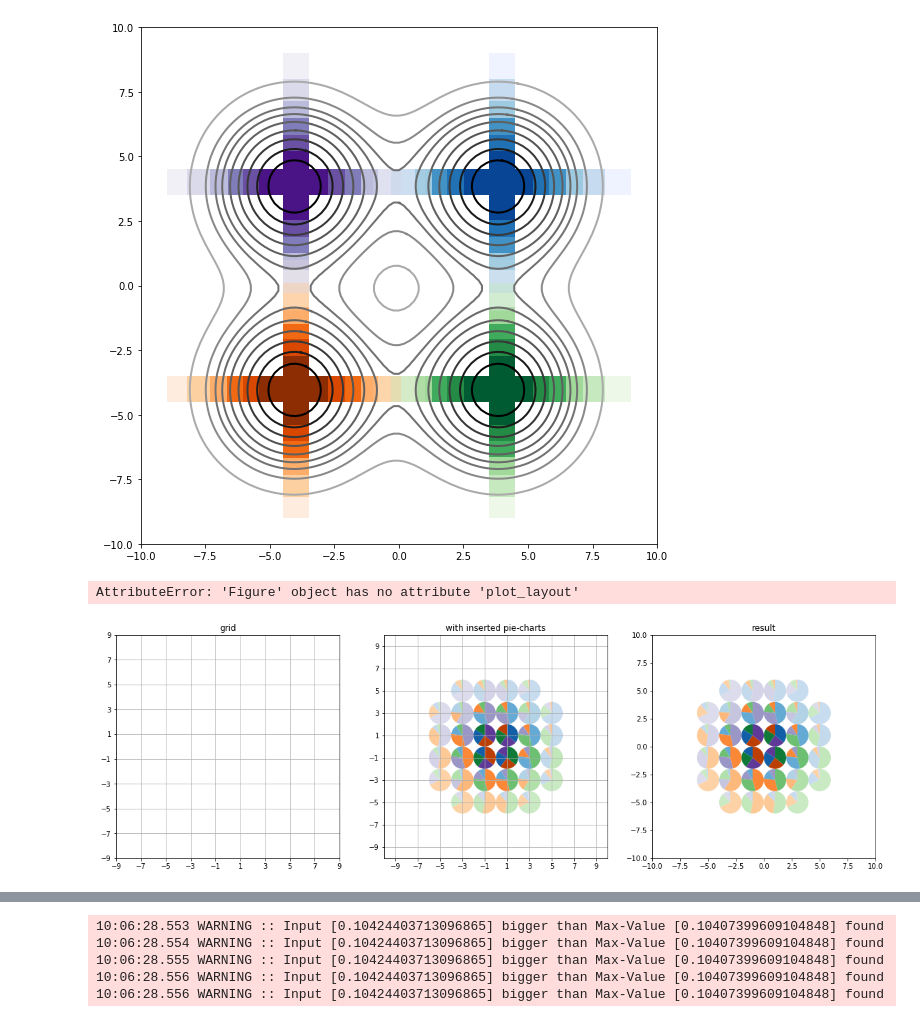
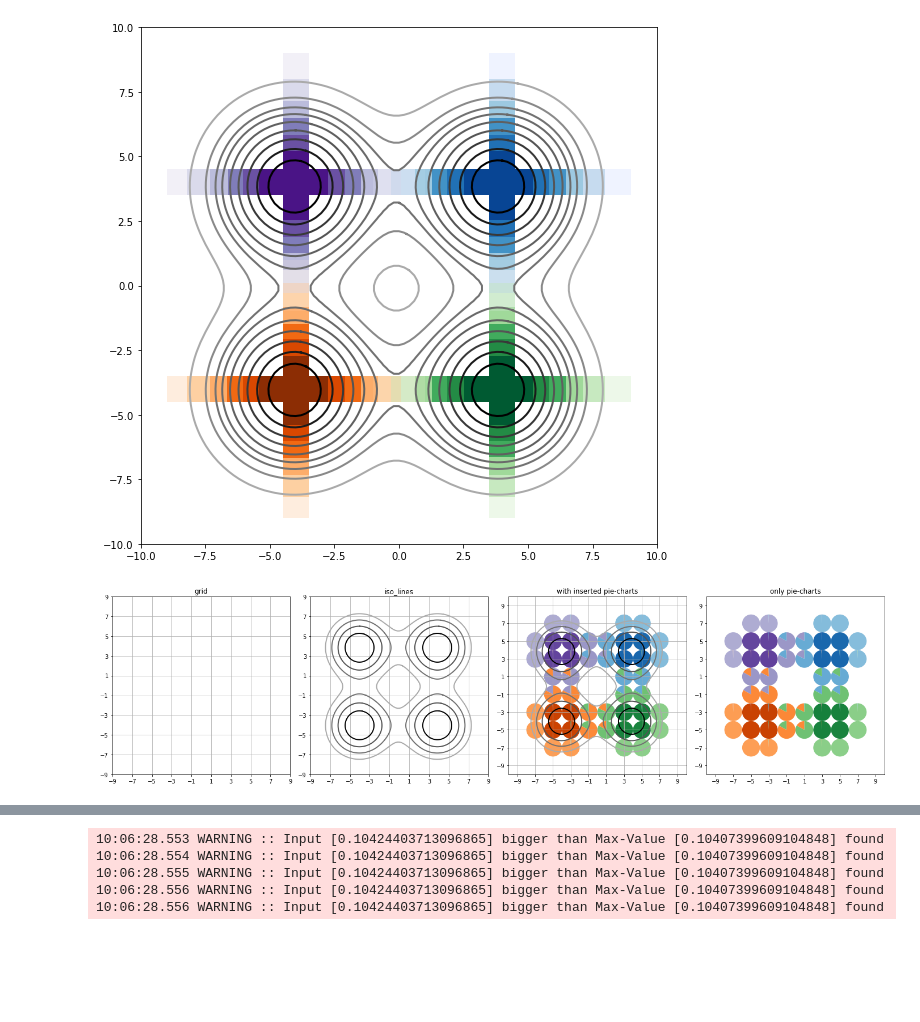
Before and after one commit to asver12/contour-maps-visualization, a Jupyter notebook: examples/Pie-charts.ipynb, the cells around one changed output, grey strips where cells are left out. Saved outputs shown, nothing was run; the diff lists cells and outputs as text; code cells hidden in the pictures; blank space fills up the shorter version.

Commit message:
added pie-chart vis options

```diff
--- a/examples/Pie-charts.ipynb
+++ b/examples/Pie-charts.ipynb
@@ -68,30 +67,49 @@ picture_plot.plot_image(axis, gaussians[3], contour_lines=True, contours=False,
 width = 19.5
 height = 19.5
 plt.rcParams['figure.figsize'] = [width, height]
+# %%
+gaussians_to_use = gaussians[3]
 # %%
-limits = helper.get_limits(gaussians[3])
+limits = helper.get_limits(gaussians_to_use)
 # %%
 grids = pie_chart_vis.container_size(10,10,limits)
 # %%
 y_list = [x[0] for x in grids[0][1]]
+# %%
+z_list = helper.generate_distribution_grids(gaussians_to_use, x_min=limits.x_min, x_max=limits.x_max,
+                                                    y_min=limits.y_min, y_max=limits.y_max)
+z_min, z_max, z_sum = helper.generate_weights(z_list)
 # %%
 %autoreload 2
 # %%
-fig, (ax_0, ax_1, ax_2) = plt.subplots(1,3)
+fig, (ax_0, ax_1, ax_2, ax_3) = plt.subplots(1,4)
 ax_0.set_xticks(grids[0][0][0])
 ax_0.set_yticks(y_list)
 ax_0.grid()
 ax_0.set_aspect("equal")
 ax_0.set_title("grid")
+
+picture_contour_lines.generate_contour_lines(ax_1, z_sum, limits, color_schemes.get_background_colorbrewer_scheme(),num_of_levels=3)
+ax_1.set_title("result")
 ax_1.set_xticks(grids[0][0][0])
 ax_1.set_yticks(y_list)
+ax_1.set_aspect("equal")
 ax_1.grid()
-ax_1.set_aspect("equal")
-ax_1.set_title("with inserted pie-charts")
-picture_plot.plot_image(ax_1, gaussians[0], contours=False, pie_charts=True, pie_num=10)
-picture_plot.plot_image(ax_2, gaussians[0], contours=False, pie_charts=True, pie_num=10)
-ax_2.set_title("result")
-fig.plot_layout()
+ax_1.set_title("iso_lines")
+
+picture_contour_lines.generate_contour_lines(ax_2, z_sum, limits, color_schemes.get_background_colorbrewer_scheme(),num_of_levels=3)
+picture_plot.plot_image(ax_2, gaussians_to_use, contours=False, pie_charts=True, pie_num=10, pie_chart_iso_level=3)
+ax_2.set_xticks(grids[0][0][0])
+ax_2.set_yticks(y_list)
+ax_2.grid()
+ax_2.set_aspect("equal")
+ax_2.set_title("with inserted pie-charts")
+picture_plot.plot_image(ax_3, gaussians_to_use, contours=False, pie_charts=True, pie_num=10, pie_chart_iso_level=3)
+ax_3.set_xticks(grids[0][0][0])
+ax_3.set_yticks(y_list)
+ax_3.set_aspect("equal")
+ax_3.set_title("only pie-charts")
+fig.tight_layout()
+fig.savefig("pie_chart_expl.png")
 # %% [output]
-AttributeError: 'Figure' object has no attribute 'plot_layout'
-[figure, old version]
+[figure, new version]
```
Also changed, not shown: parts of 7 cells of this notebook, 4 other files.
